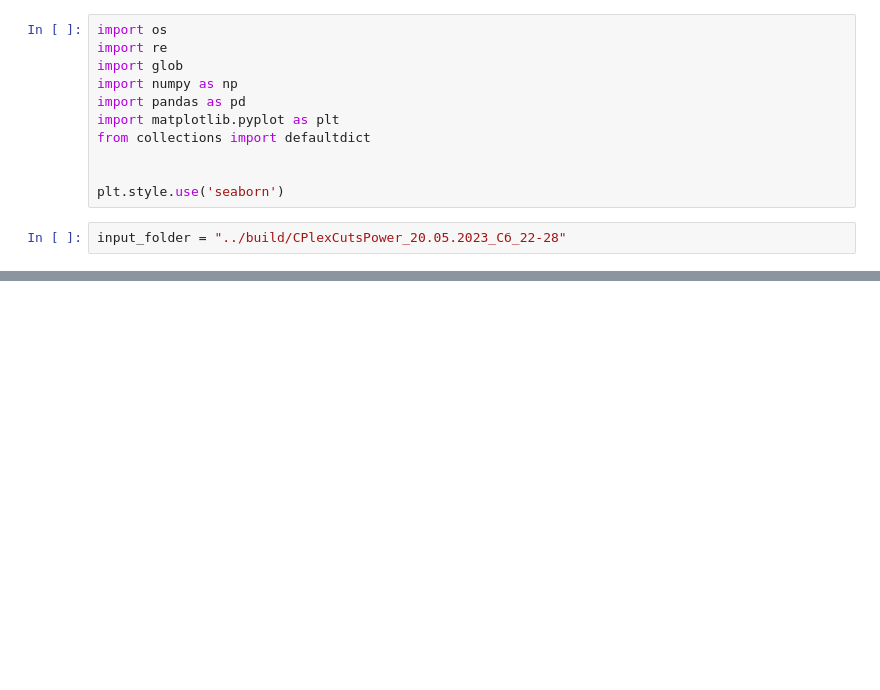
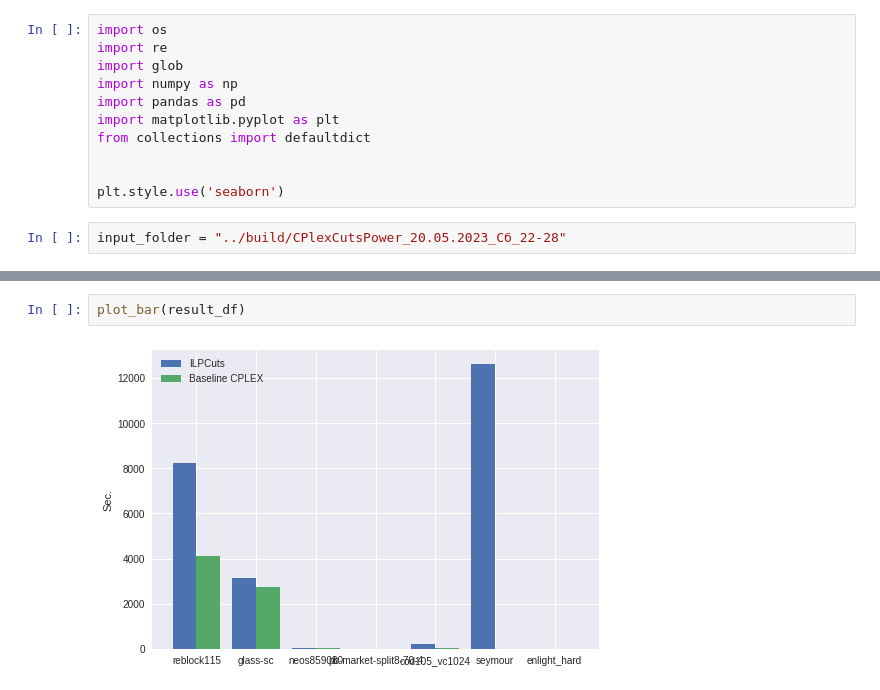
Before and after one commit to dmitrygribanov/ILPCuts, a Jupyter notebook: scripts/cplex_console_report.ipynb, the cells around one changed output, grey strips where cells are left out. Saved outputs shown, nothing was run; the diff lists cells and outputs as text; blank space fills up the shorter version.

```diff
--- a/scripts/cplex_console_report.ipynb
+++ b/scripts/cplex_console_report.ipynb
@@ -139,0 +275,4 @@ show_transposed(result_df)
+# %%
+plot_bar(result_df)
+# %% [output]
+[figure, added]
```
Also changed, not shown: parts of 14 cells of this notebook.
